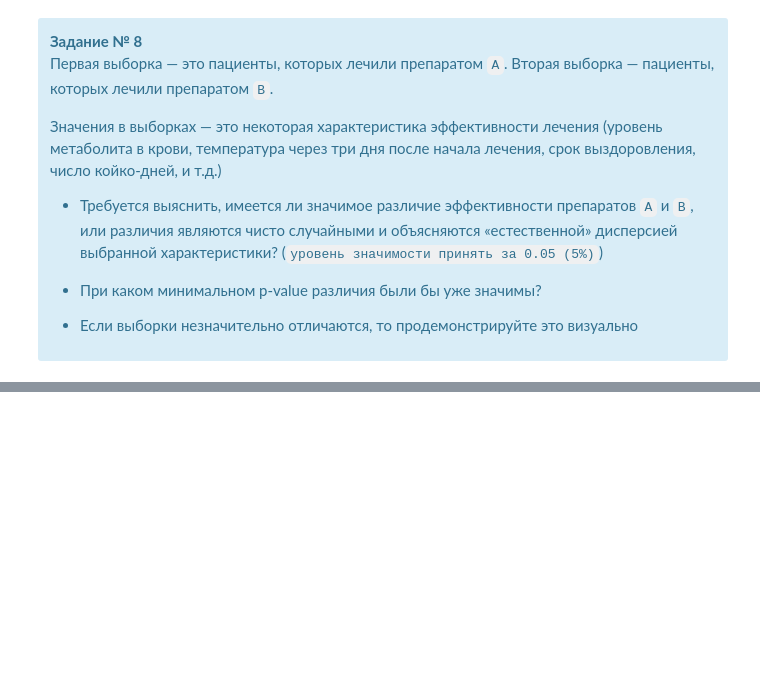
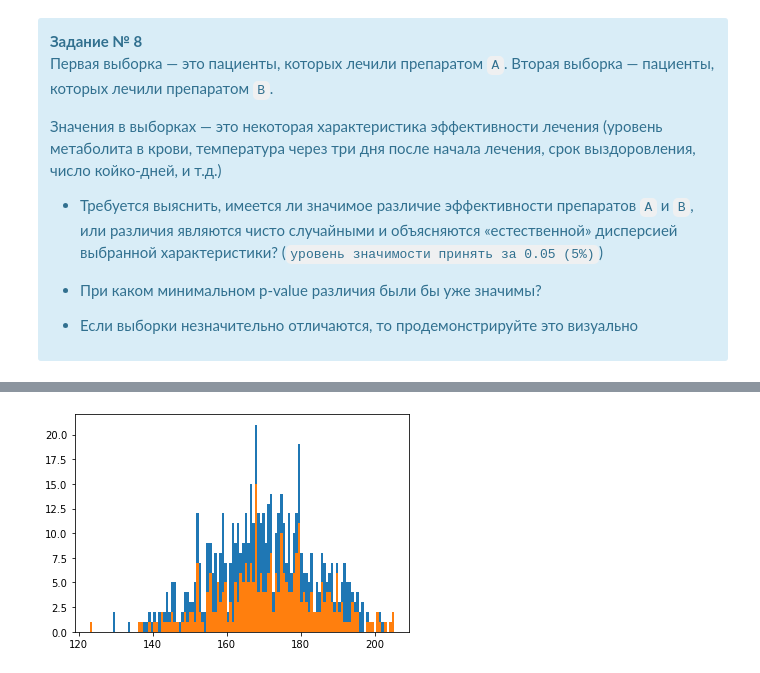
Before and after one commit to Gralex78/Home-Work-PYDA-20, a Jupyter notebook: 19_Confidential_intervals/HW_#19.ipynb, the cells around one changed output, grey strips where cells are left out. Cells and saved outputs as stored; diff of their text form; code cells hidden in the pictures; blank space fills up the shorter version.

```diff
--- a/19_Confidential_intervals/HW_#19.ipynb
+++ b/19_Confidential_intervals/HW_#19.ipynb
@@ -873,0 +961,5 @@ B = stats.norm.rvs(scale=14,loc=171.4,size=300)
+# %%
+plt.hist(drugs, bins=120);
+plt.hist(B, bins=120);
+# %% [output]
+[figure, added]
```
Also changed, not shown: parts of 20 cells of this notebook.
